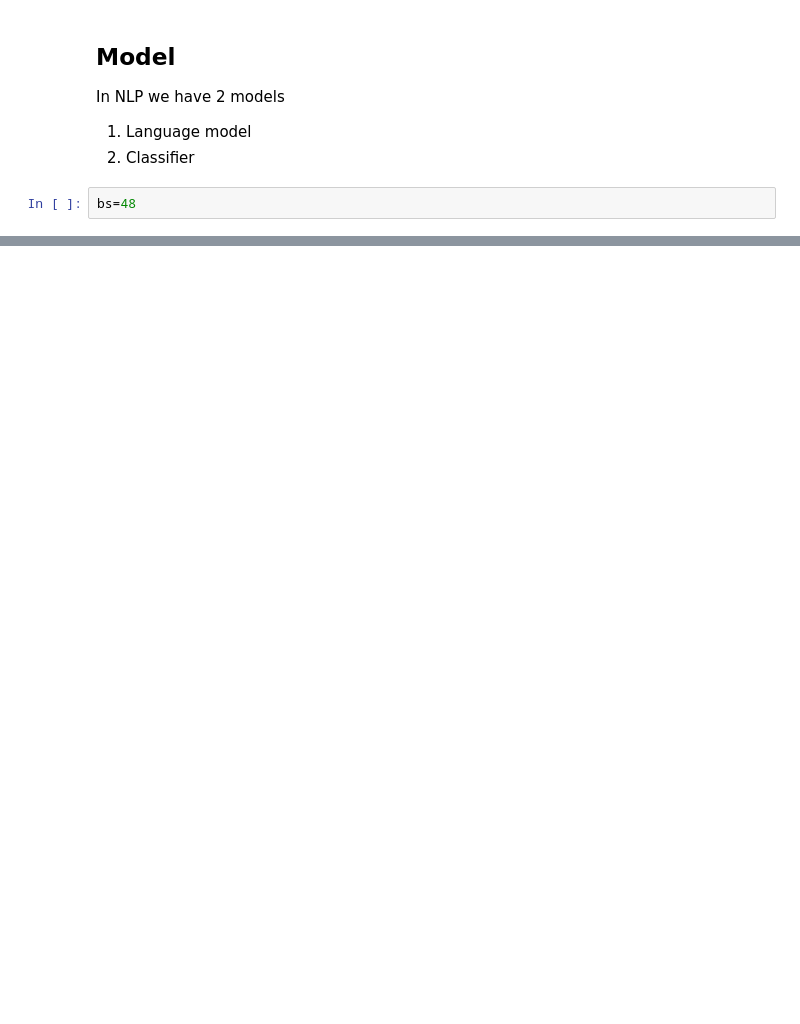
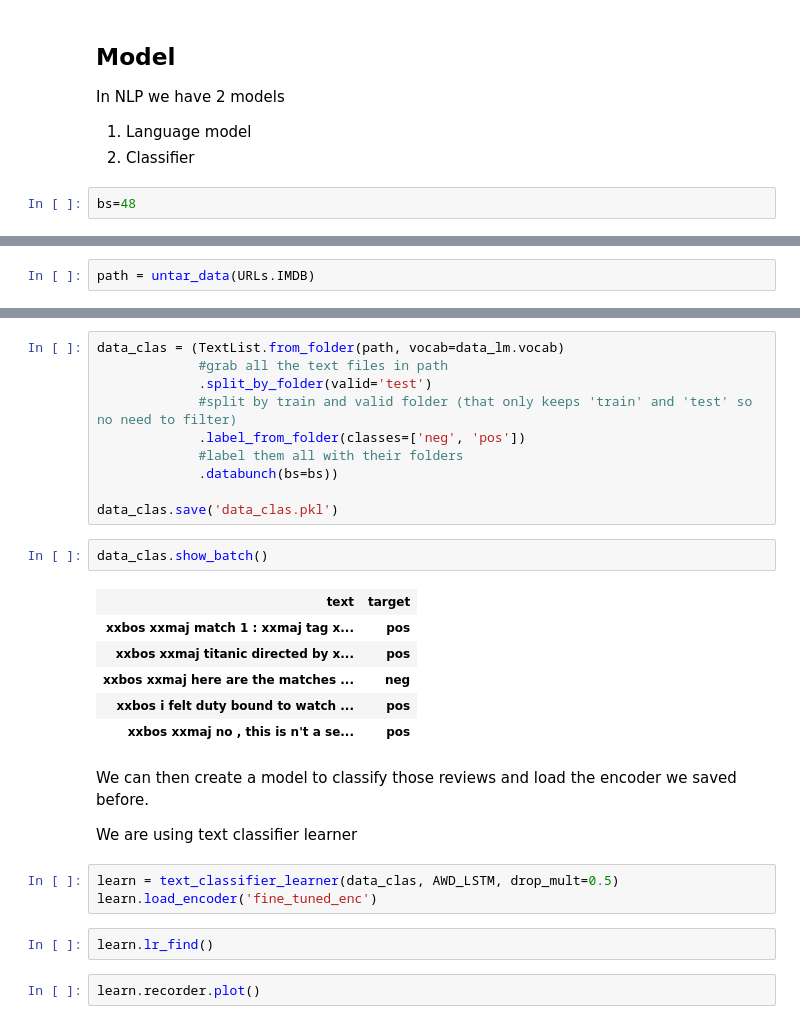
Before and after one commit to chamarthisireesha/fastai, a Jupyter notebook: lect3_imdb.ipynb, the cells around one changed output, grey strips where cells are left out. Saved outputs shown, nothing was run; the diff lists cells and outputs as text; blank space fills up the shorter version.

```diff
--- a/lect3_imdb.ipynb
+++ b/lect3_imdb.ipynb
@@ -96,0 +311,2 @@ bs=48
+# %%
+path = untar_data(URLs.IMDB)
@@ -96,0 +325,30 @@ bs=48
+# %%
+data_clas = (TextList.from_folder(path, vocab=data_lm.vocab)
+             #grab all the text files in path
+             .split_by_folder(valid='test')
+             #split by train and valid folder (that only keeps 'train' and 'test' so no need to filter)
+             .label_from_folder(classes=['neg', 'pos'])
+             #label them all with their folders
+             .databunch(bs=bs))
+
+data_clas.save('data_clas.pkl')
+# %%
+data_clas.show_batch()
+# %% [output]
+| text | target |
+| xxbos xxmaj match 1 : xxmaj tag x... | pos |
+| xxbos xxmaj titanic directed by x... | pos |
+| xxbos xxmaj here are the matches ... | neg |
+| xxbos i felt duty bound to watch ... | pos |
+| xxbos xxmaj no , this is n't a se... | pos |
+# %% [markdown]
+We can then create a model to classify those reviews and load the encoder we saved before.
+
+We are using text classifier learner
+# %%
+learn = text_classifier_learner(data_clas, AWD_LSTM, drop_mult=0.5)
+learn.load_encoder('fine_tuned_enc')
+# %%
+learn.lr_find()
+# %%
+learn.recorder.plot()
```
Also changed, not shown: parts of 55 cells of this notebook, 2 other files.
